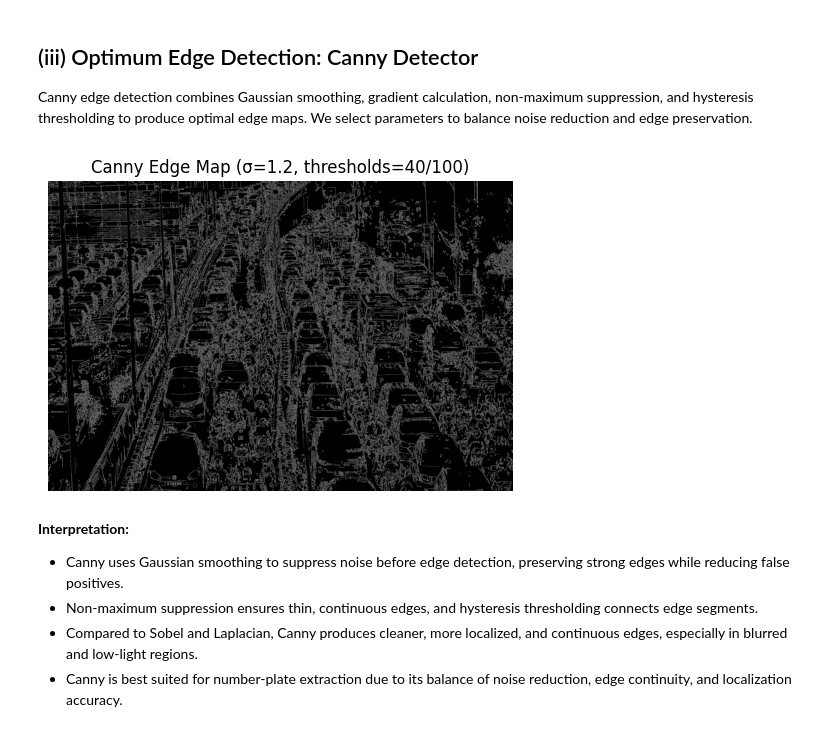
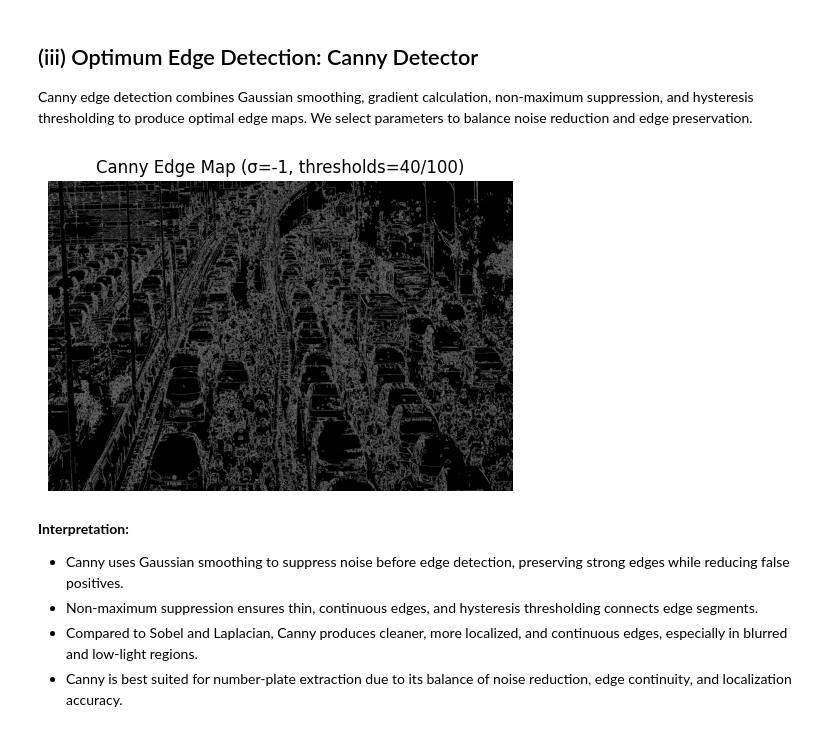
Before and after one commit to HimanshuHeda/Computer-Vision, a Jupyter notebook: lab_10.ipynb, the cells around one changed output. Cells and saved outputs as stored; diff of their text form; code cells hidden in the pictures.

```diff
--- a/lab_10.ipynb
+++ b/lab_10.ipynb
@@ -129,19 +129,19 @@ plt.show()
 Canny edge detection combines Gaussian smoothing, gradient calculation, non-maximum suppression, and hysteresis thresholding to produce optimal edge maps. We select parameters to balance noise reduction and edge preservation.
 # %%
 # Canny Edge Detection
-sigma = 1.2  # Gaussian smoothing parameter
+sigma = -1  # Gaussian smoothing parameter
 low_thresh = 40
 high_thresh = 100
 
 canny = cv2.Canny(enhanced, low_thresh, high_thresh, apertureSize=3, L2gradient=True)
 
 plt.figure(figsize=(6,5))
 plt.imshow(canny, cmap='gray')
 plt.title(f'Canny Edge Map (σ={sigma}, thresholds={low_thresh}/{high_thresh})')
 plt.axis('off')
 plt.show()
 # %% [output]
-[figure, old version]
+[figure, new version]
 # %% [markdown]
 **Interpretation:**
 - Canny uses Gaussian smoothing to suppress noise before edge detection, preserving strong edges while reducing false positives.
```
